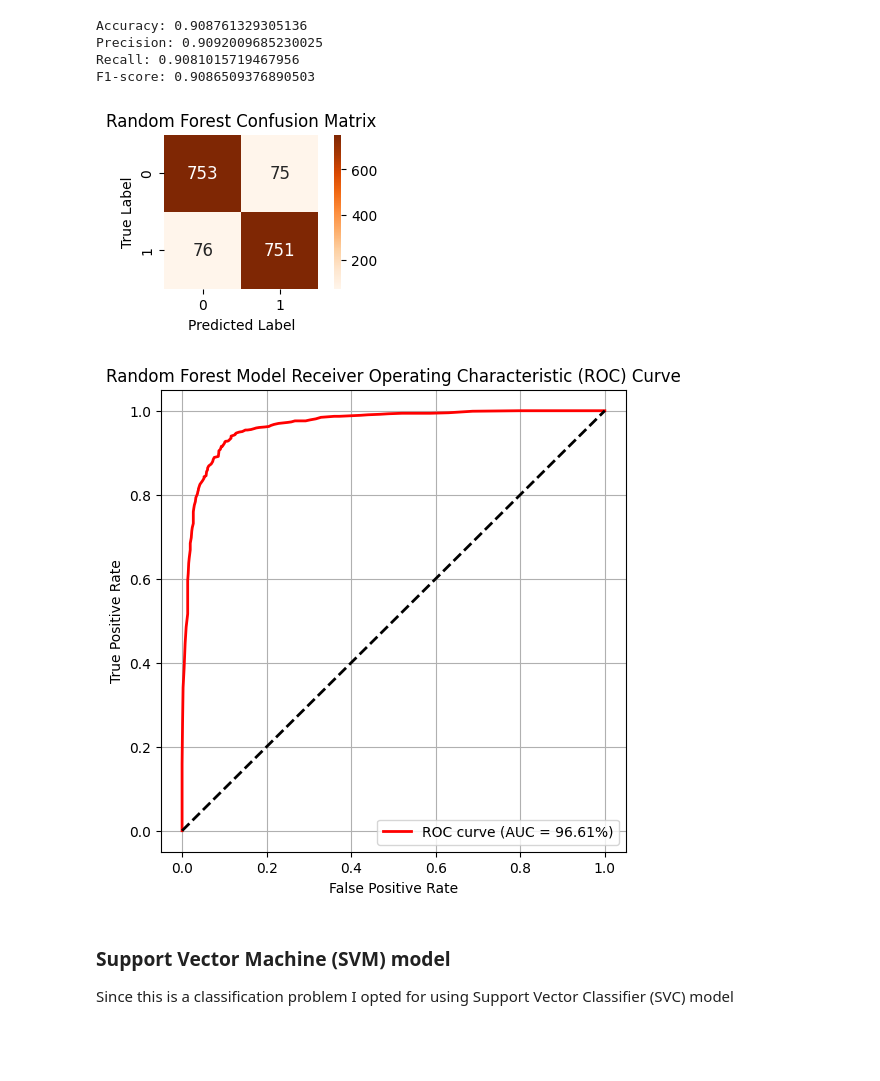
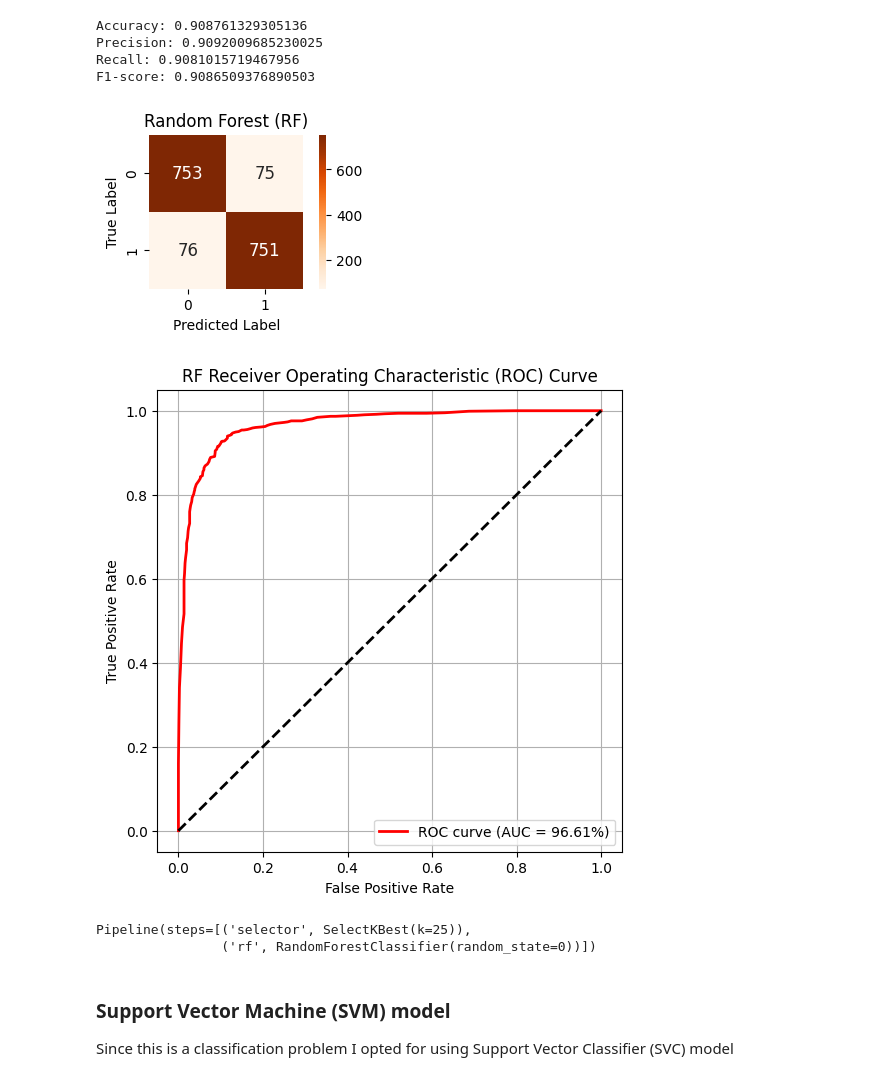
Before and after one commit to tsamuelabaptista/project-mbioinf, a Jupyter notebook: codigo-projeto/4-ML_dataset_equal.ipynb, the cells around one changed output. Saved outputs shown, nothing was run; the diff lists cells and outputs as text; code cells hidden in the pictures; blank space fills up the shorter version.

```diff
--- a/codigo-projeto/4-ML_dataset_equal.ipynb
+++ b/codigo-projeto/4-ML_dataset_equal.ipynb
@@ -578,17 +581,17 @@ F1-score: 0.9086509376890503
 # %%
 # Build confusion matrix for the test set
 cm_rf = confusion_matrix(y_test, y_test_pred_rf)
 cm_rf
 
 # Plot confusion matrix for the test set
 plt.figure(figsize=(4, 2))
 sns.heatmap(cm_rf, annot=True, fmt='d', cmap='Oranges', square=True, annot_kws={"fontsize": 12})
 plt.xlabel('Predicted Label')
 plt.ylabel('True Label')
-plt.title('Random Forest Confusion Matrix')
+plt.title('Random Forest (RF)')
 plt.show()
 # %% [output]
-[figure, old version]
+[figure, new version]
 # %%
 # Make probability predictions on the test set
 y_test_pred_prob_rf = model_rf.predict_proba(X_test)[:, 1]  # Obtain probability estimates
@@ -603,19 +606,22 @@ plt.plot(fpr_rf, tpr_rf, color='red', lw=2, label=f'ROC curve (AUC = {auc_rf:.2f
 plt.plot([0, 1], [0, 1], color='black', lw=2, linestyle='--')
 plt.xlabel('False Positive Rate')
 plt.ylabel('True Positive Rate')
-plt.title('Random Forest Model Receiver Operating Characteristic (ROC) Curve')
+plt.title('RF Receiver Operating Characteristic (ROC) Curve')
 plt.legend(loc='lower right')
 plt.grid(True)
 plt.show()
 # %% [output]
-[figure, old version]
+[figure, new version]
 # %%
-# Save the model:
-# pickle.dump(model_rf, open('model_rf.pkl', 'wb'))
+# #Save the model:
+pickle.dump(model_rf, open('model_rf_equal.pkl', 'wb'))
 
-# Load the saved model
-# loaded_model_rf = pickle.load(open('model_rf.pkl', 'rb'))
-# loaded_model_rf
+# #Load the saved model
+loaded_model_rf = pickle.load(open('model_rf_equal.pkl', 'rb'))
+loaded_model_rf
+# %% [output]
+Pipeline(steps=[('selector', SelectKBest(k=25)),
+                ('rf', RandomForestClassifier(random_state=0))])
 # %% [markdown]
 ### Support Vector Machine (SVM) model
 Since this is a classification problem I opted for using Support Vector Classifier (SVC) model
```
Also changed, not shown: parts of 20 cells of this notebook, 23 other files.
